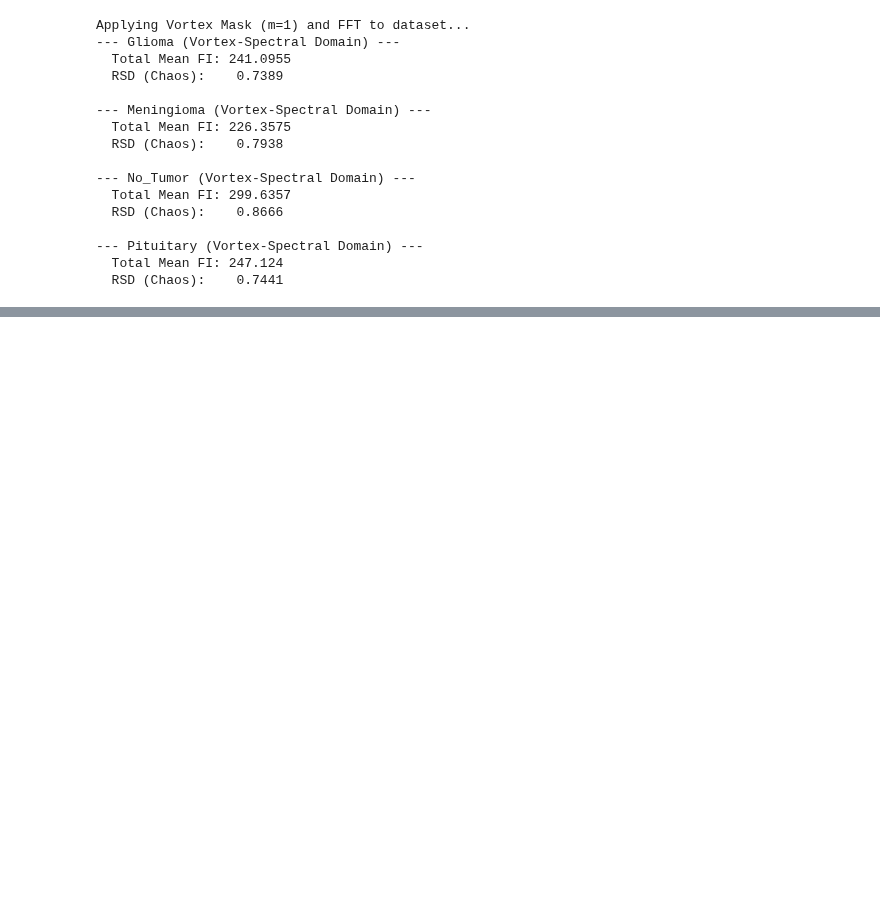
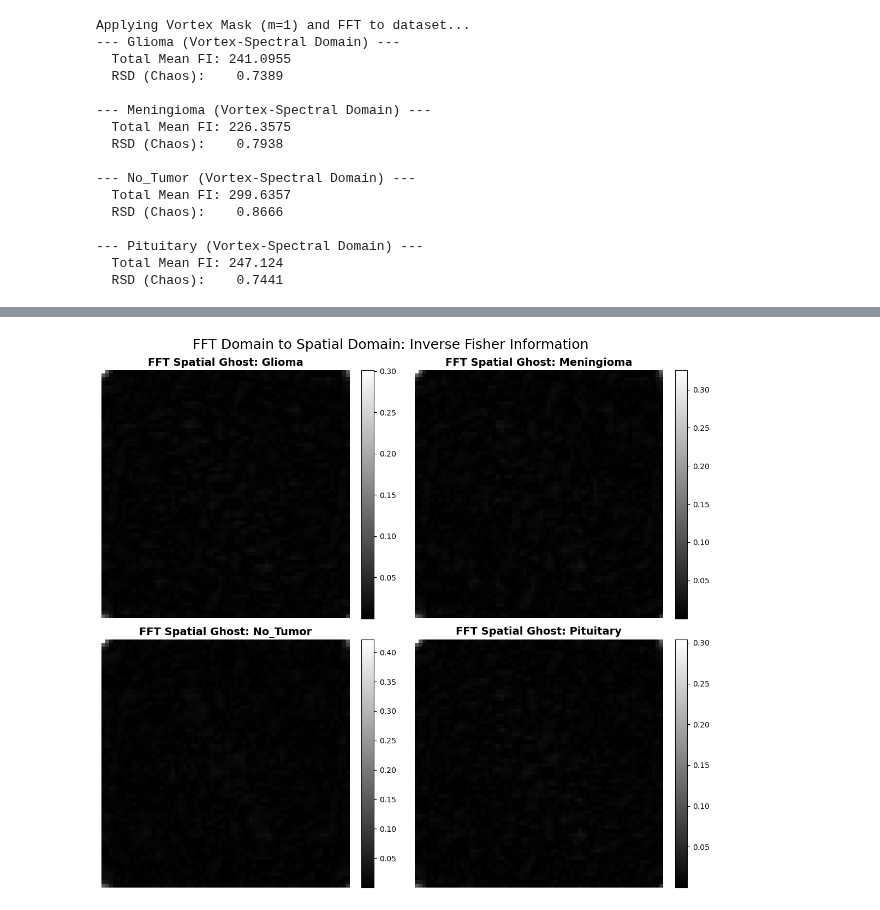
Before and after one commit to jetwidjaja96-cloud/MV, a Jupyter notebook: Fisher Information.ipynb, the cells around one changed output, grey strips where cells are left out. Drawn from its saved outputs; the diff is of its cells as text; code cells hidden in the pictures; blank space fills up the shorter version.

```diff
--- a/Fisher Information.ipynb
+++ b/Fisher Information.ipynb
@@ -1015,0 +1146,38 @@ Applying Vortex Mask (m=1) and FFT to dataset...
+# %%
+def plot_fft_spatial_fi_ghosts(fi_maps_fft, class_names=['Glioma', 'Meningioma', 'No_Tumor', 'Pituitary']):
+    """
+    Inverts FFT-domain FI heatmaps back to the 64x64 spatial plane.
+    """
+    fig, axes = plt.subplots(2, 2, figsize=(12, 10))
+    axes = axes.flatten()
+
+    for i, name in enumerate(class_names):
+        # 1. Get the 64x64 FFT FI Map
+        # Note: We assume the map is 'centered' (DC in middle)
+        fft_heatmap = fi_maps_fft[name]
+
+        # 2. Shift the DC component back to the corners for the IFFT algorithm
+        ifft_input = np.fft.ifftshift(fft_heatmap)
+
+        # 3. Perform the Inverse 2D FFT
+        # Since phase is missing, we treat the FI map as the Magnitude
+        spatial_recon = np.fft.ifft2(ifft_input)
+
+        # 4. Take the absolute value (Magnitude) for visualization
+        spatial_ghost = np.abs(spatial_recon)
+
+        # 5. Plotting
+        im = axes[i].imshow(spatial_ghost, cmap='gray')
+        axes[i].set_title(f"FFT Spatial Ghost: {name}", fontsize=14, fontweight='bold')
+        axes[i].axis('off')
+        plt.colorbar(im, ax=axes[i], fraction=0.046, pad=0.04)
+
+    plt.tight_layout()
+    plt.suptitle("FFT Domain to Spatial Domain: Inverse Fisher Information",
+                 fontsize=18, y=1.02)
+    plt.show()
+
+# Run the visualization
+plot_fft_spatial_fi_ghosts(fi_maps_fft)
+# %% [output]
+[figure, added]
```
Also changed, not shown: parts of 17 cells of this notebook.
